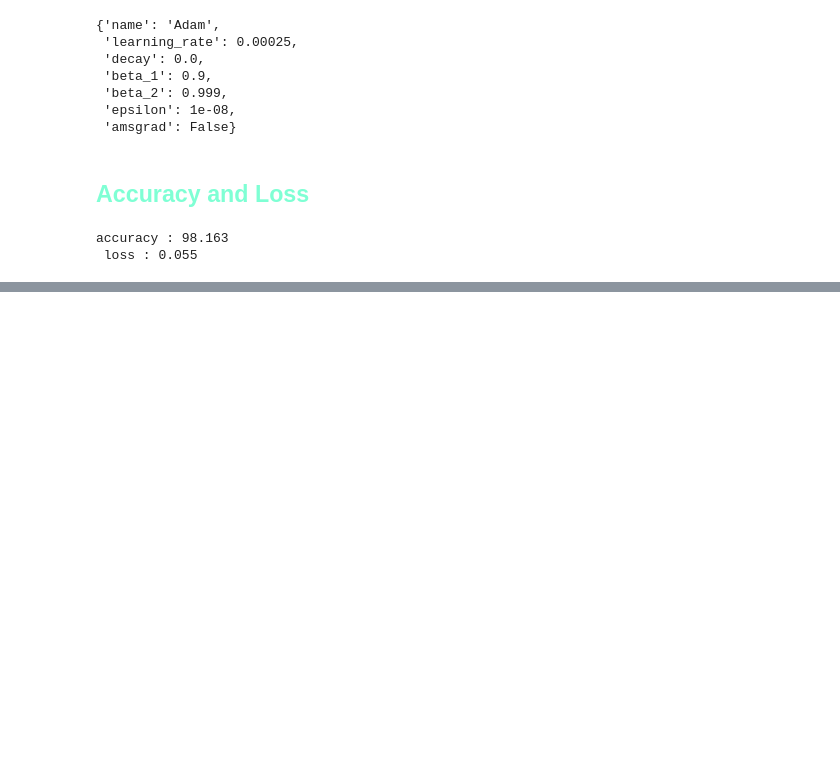
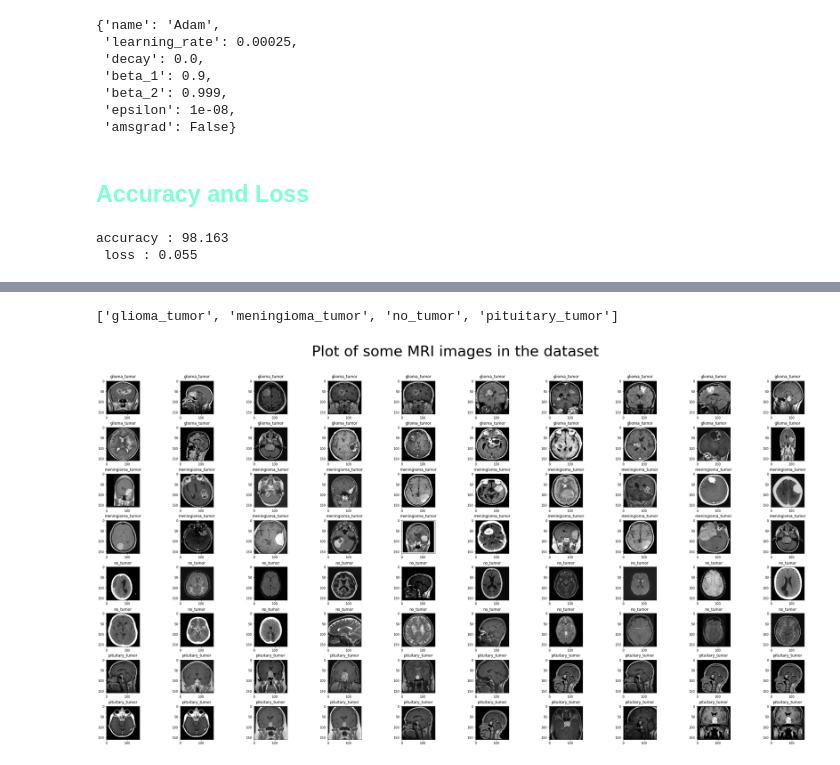
Before and after one commit to Iron486/Brain_cancer_classification, a Jupyter notebook: EfficientNetB3.ipynb, the cells around one changed output, grey strips where cells are left out. Saved outputs shown, nothing was run; the diff lists cells and outputs as text; code cells hidden in the pictures; blank space fills up the shorter version.

```diff
--- a/EfficientNetB3.ipynb
+++ b/EfficientNetB3.ipynb
@@ -231,0 +275,25 @@ accuracy : 98.163
+# %%
+print(classes)
+# %% [output]
+['glioma_tumor', 'meningioma_tumor', 'no_tumor', 'pituitary_tumor']
+# %%
+#here I plotted the images based on columns and z_max (defined by the user, but it should be a multiple of the n. of columns)
+columns = 10
+fig,axes=plt.subplots(int(len(images)*len(images[0])/columns),columns,figsize=(40,20))
+fig.subplots_adjust(left=0.1,
+                    bottom=0.1,
+                    right=0.9,
+                    top=0.9,
+                    wspace=0.4,
+                    hspace=0.4)
+for i,ind in enumerate(images):
+    #print(images_class)
+    fig.suptitle('Plot of some MRI images in the dataset',fontsize=47)
+    for j, image in enumerate(ind):
+        #print(j,image)
+        axes[int((i)*(len(ind)/columns)+(int(j/columns))),j % columns].imshow(image)
+        axes[int((i)*(len(ind)/columns)+(int(j/columns))),j % columns].set_title(f'{classes[i]}',pad=10)
+#image_plotting(X_test[:1])
+#plt.savefig(os.path.join('plots/','Some_MRI_images_in_the_dataset_white.png'), dpi=300,facecolor='w')
+# %% [output]
+[figure, added]
```
Also changed, not shown: parts of 7 cells of this notebook, 22 other files.
